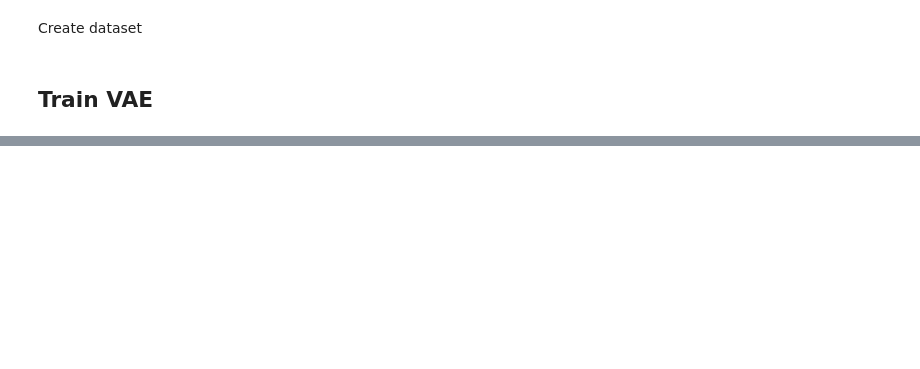
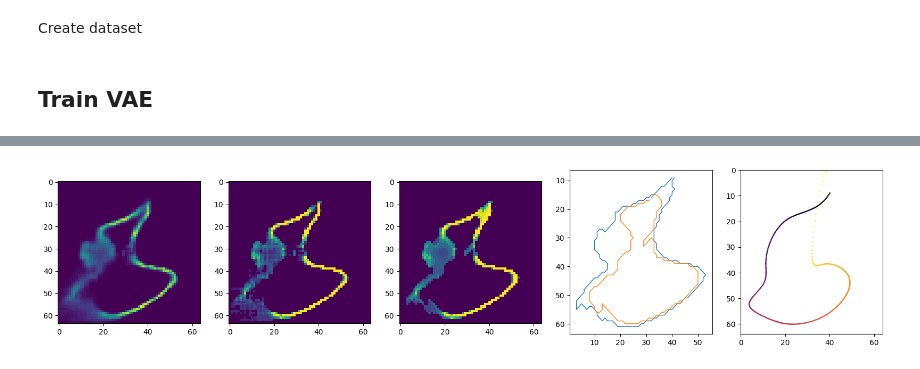
Before and after one commit to JuanJoseZapata/curriculum_learning_ws, a Jupyter notebook: scripts/VAE.ipynb, the cells around one changed output, grey strips where cells are left out. Drawn from its saved outputs; the diff is of its cells as text; code cells hidden in the pictures; blank space fills up the shorter version.

```diff
--- a/scripts/VAE.ipynb
+++ b/scripts/VAE.ipynb
@@ -304,0 +457,16 @@ plt.imshow(x_hat)
+# %%
+# Plot reconstruction
+plt.figure(figsize=(15,4))
+
+# Random index
+j = np.random.randint(0, X.shape[0])
+# Get data
+img_orig = dataset[j][0].unsqueeze(0).to(device)
+# Reconstruct image using VAE
+recon_x, _, _ = vae(img_orig)
+recon_x = recon_x.to('cpu').detach().numpy().squeeze()
+# Get control points from image
+recon_x = (recon_x*255).astype(np.uint8)
+_, control_points = get_control_points_from_image(recon_x, min_r=1)
+# Get track from control points
+_, x, y = get_track(control_points=control_points)
@@ -304,0 +476,77 @@ plt.imshow(x_hat)
+# %%
+img = recon_x
+
+# Sharpen image
+kernel = np.array([[0,-1,0], [-1,5,-1], [0,-1,0]])
+img = cv2.filter2D(img, -1, kernel)
+# Clip values
+img = np.where(img < 20, 0, img)
+img_clipped = img.copy()
+
+n = 3
+# Opening 1
+kernel = np.eye(n, dtype=np.uint8)
+img = cv2.dilate((img*1).astype(np.uint8), kernel, iterations=1)
+img = cv2.erode(img, kernel, iterations=1)
+# Opening 2
+kernel = np.eye(n, dtype=np.uint8)[::-1]
+img = cv2.dilate((img*1).astype(np.uint8), kernel, iterations=1)
+img = cv2.erode(img, kernel, iterations=1)
+# Opening 3
+kernel = np.ones(n, dtype=np.uint8)
+img = cv2.dilate((img*1).astype(np.uint8), kernel, iterations=1)
+img = cv2.erode(img, kernel, iterations=1)
+# Opening 4
+kernel = np.ones(n, dtype=np.uint8).reshape(n,1)
+img = cv2.dilate((img*1).astype(np.uint8), kernel, iterations=1)
+img = cv2.erode(img, kernel, iterations=1)
+
+# Clip
+img = np.where(img < 50, 0, img)
+
+# Find external contours
+contours, hierarchy = cv2.findContours(img.copy(), cv2.RETR_CCOMP, cv2.CHAIN_APPROX_NONE)
+
+# Find longest contour
+idx = np.argmax([contour.shape[0] for contour in contours])
+points = np.vstack(contours[idx]).squeeze()
+# If contour is too large, it means the curve is not closed.
+# --> Use image before opening
+if points.shape[0] > 250:
+    print("Open loop")
+    contours, hierarchy = cv2.findContours(img_clipped.copy(), cv2.RETR_CCOMP, cv2.CHAIN_APPROX_NONE)
+    points = np.vstack(contours[idx]).squeeze()
+if points.shape[0] > 250:
+    print("Still open loop")
+
+# Fit spline to contour
+try:
+    points = fit_spline(points[::10], num_points=300)
+except Exception as e:
+    print("Could not fit spline")
+
+plt.figure(figsize=(20,4))
+
+plt.subplot(151)
+plt.imshow(recon_x)
+
+plt.subplot(152)
+plt.imshow(img_clipped)
+
+plt.subplot(153)
+plt.imshow(img)
+
+plt.subplot(154)
+colors = ["tab:blue", "tab:orange", "tab:green", "tab:red", "tab:purple", "tab:brown", "tab:pink", "tab:gray", "tab:olive", "tab:cyan"]
+for i, contour in enumerate(contours):
+    x, y = contour.squeeze().T
+    plt.plot(x, y, linewidth=1, color=colors[i])
+plt.gca().invert_yaxis()
+
+plt.subplot(155)
+plt.scatter(points[:,0], points[:,1], c=range(len(points)), cmap="inferno", s=1)
+plt.xlim(0,64)
+plt.ylim(0,64)
+plt.gca().invert_yaxis()
+# %% [output]
+[figure, added]
```
Also changed, not shown: parts of 42 cells of this notebook.
